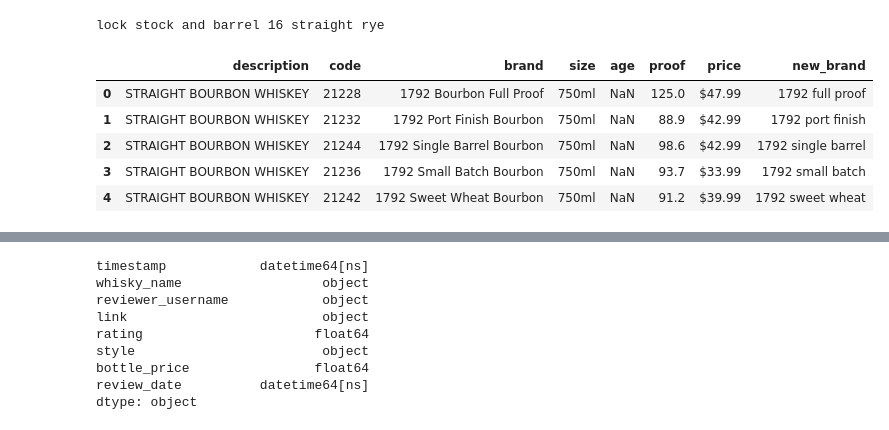
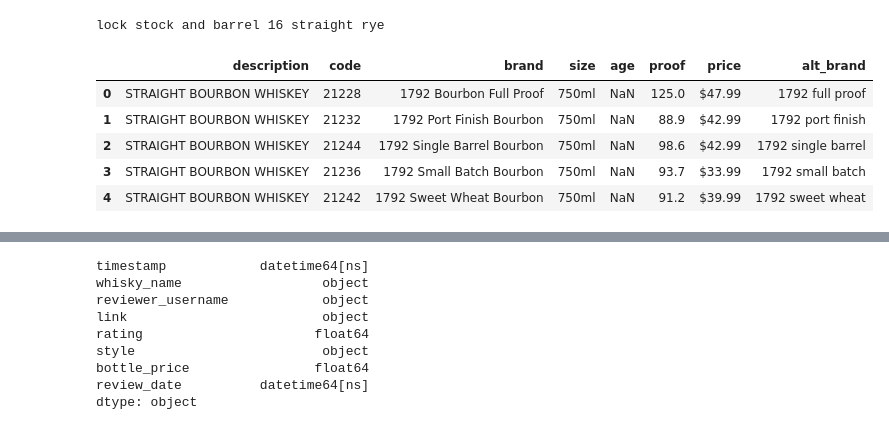
Before and after one commit to chrisfleisch/w205-project, a Jupyter notebook: Data Exploration.ipynb, the cells around one changed output, grey strips where cells are left out. Cells and saved outputs as stored; diff of their text form; code cells hidden in the pictures.

Commit message:
Output VA prices csv and reddit archive csv with alternate brand names

```diff
--- a/Data Exploration.ipynb
+++ b/Data Exploration.ipynb
@@ -92,10 +92,10 @@ print(s)
 # %% [output]
 lock stock and barrel 16 straight rye
 # %%
-va_df['new_brand'] = va_df['brand'].map(lambda x: my_va_transform(x))
+va_df['alt_brand'] = va_df['brand'].map(lambda x: my_va_transform(x))
 va_df.head()
 # %% [output]
-|  | description | code | brand | size | age | proof | price | new_brand |
+|  | description | code | brand | size | age | proof | price | alt_brand |
 | 0 | STRAIGHT BOURBON WHISKEY | 21228 | 1792 Bourbon Full Proof | 750ml | NaN | 125.0 | $47.99 | 1792 full proof |
 | 1 | STRAIGHT BOURBON WHISKEY | 21232 | 1792 Port Finish Bourbon | 750ml | NaN | 88.9 | $42.99 | 1792 port finish |
 | 2 | STRAIGHT BOURBON WHISKEY | 21244 | 1792 Single Barrel Bourbon | 750ml | NaN | 98.6 | $42.99 | 1792 single barrel |
```
Also changed, not shown: parts of 4 cells of this notebook, 2 other files.
